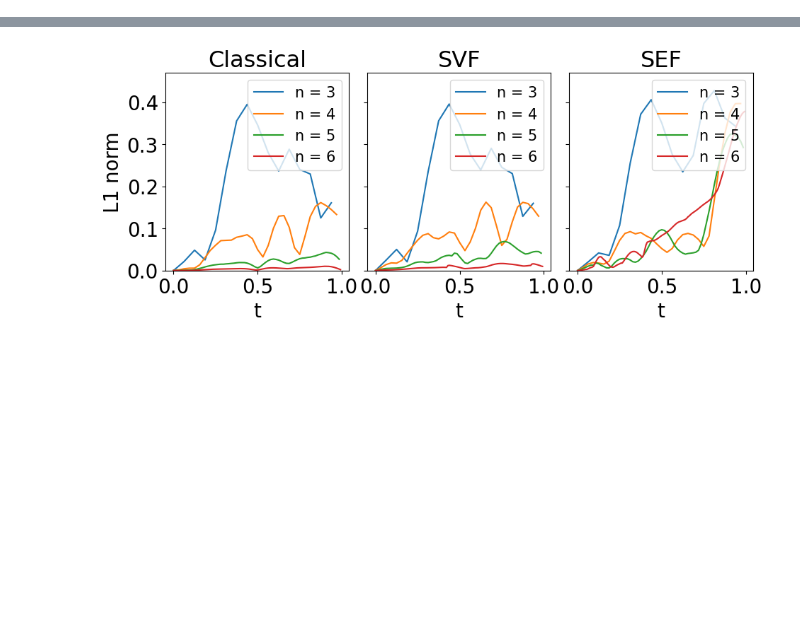
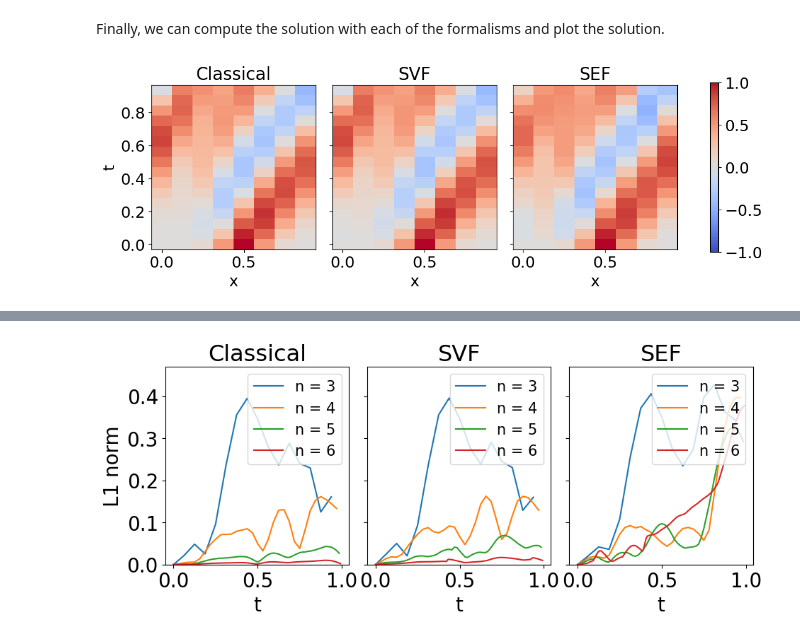
Before and after one commit to Paco7139/QC_IVPs, a Jupyter notebook: VQA.ipynb, the cells around one changed output, grey strips where cells are left out. Drawn from its saved outputs; the diff is of its cells as text; code cells hidden in the pictures; blank space fills up the shorter version.

```diff
--- a/VQA.ipynb
+++ b/VQA.ipynb
@@ -39,2 +80,15 @@ IVP.plotEvolution(EqNum=0,formalisms=[0,1,2])
+# %% [markdown]
+Finally, we can compute the solution with each of the formalisms and plot the solution.
+# %%
+myIVP.evolveClassically()     # formalism 0
+myIVP.evolveWithStateVector() # formalism 1
+myIVP.evolveWithSampling()    # formalism 2
+
+# We can plot the evolution. The formalism list contains intex
+# of the formalisms you want to plot, since we want to plot
+# all of them, we include the 0,1 and 2.
+myIVP.plotEvolution(EqNum=0,formalisms=[0,1,2])
+# %% [output]
+[figure, added]
 # %%
 """
```
Also changed, not shown: parts of 12 cells of this notebook.
